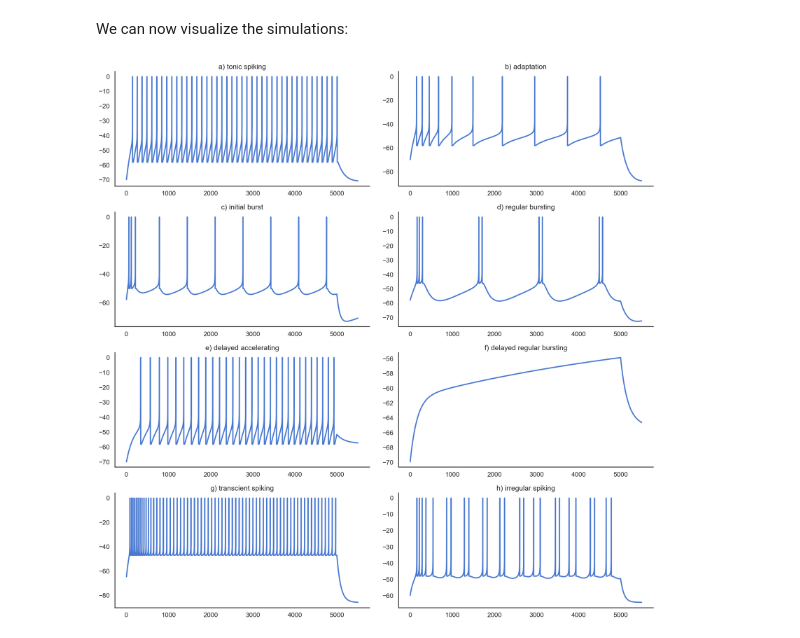
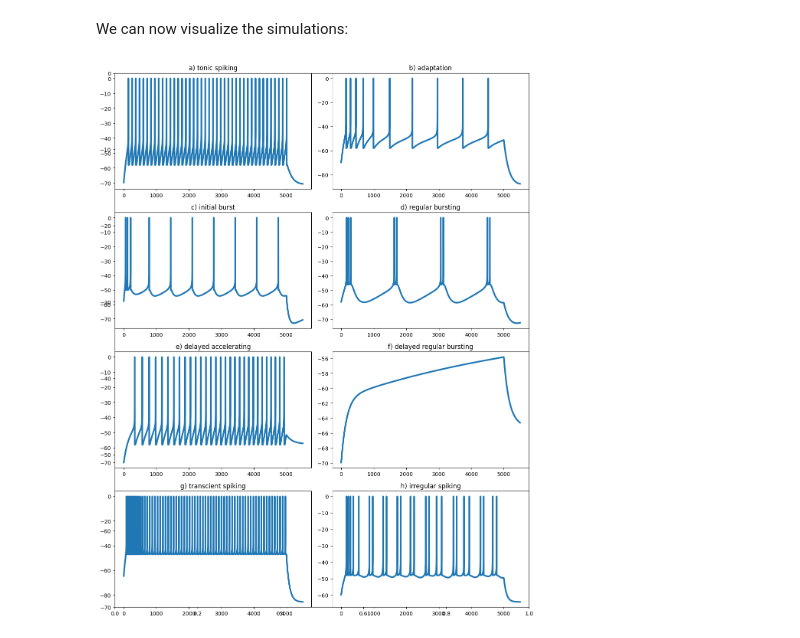
Before and after one commit to ANNarchy/ANNarchy.github.io, a Jupyter notebook: notebooks/AdEx.ipynb, the cells around one changed output. Cells and saved outputs as stored; diff of their text form; code cells hidden in the pictures.

```diff
--- a/notebooks/AdEx.ipynb
+++ b/notebooks/AdEx.ipynb
@@ -105,32 +105,27 @@ for n, t in spikes.items(): # Normalize the spikes
 We can now visualize the simulations:
 # %%
 import matplotlib.pyplot as plt
-
-import seaborn as sns
-sns.set(style="white", palette="muted", color_codes=True)
-sns.set_context("talk")
 
 titles = [
     "a) tonic spiking",
     "b) adaptation",
     "c) initial burst",
     "d) regular bursting",
     "e) delayed accelerating",
     "f) delayed regular bursting",
     "g) transcient spiking",
     "h) irregular spiking"
 ]
 
-plt.figure(figsize=(20, 20))
+plt.figure(figsize=(12, 15))
 plt.ylim((-70., 0.))
 for i in range(8):
     plt.subplot(4, 2, i+1)
     plt.title(titles[i])
     plt.plot(data[:, i], lw=3)
 
 
-sns.despine()
 plt.tight_layout()
 plt.show()
 # %% [output]
-[figure, old version]
+[figure, new version]
```
Also changed, not shown: 37 other files.
